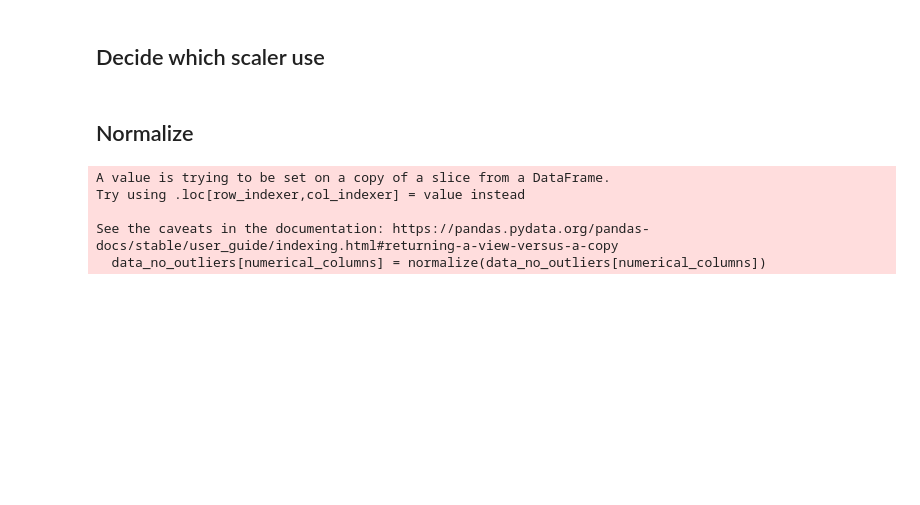
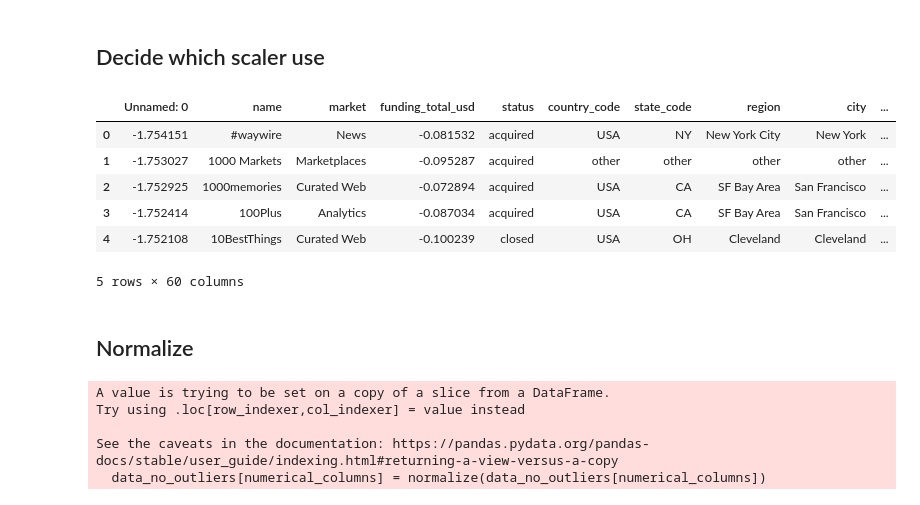
Before and after one commit to lorenzopanero/startup-prediction, a Jupyter notebook: notebook/one_hot_encoding.ipynb, the cells around one changed output. Saved outputs shown, nothing was run; the diff lists cells and outputs as text; code cells hidden in the pictures; blank space fills up the shorter version.

```diff
--- a/notebook/one_hot_encoding.ipynb
+++ b/notebook/one_hot_encoding.ipynb
@@ -180,14 +180,25 @@ Shape of dataset after removing outliers: (32338, 60)
 # %%
 from sklearn.preprocessing import StandardScaler
 
 # Initialize the scaler
 scaler = StandardScaler()
 
-# Standardize the numerical columns
-data_no_outliers[numerical_columns] = scaler.fit_transform(data_no_outliers[numerical_columns])
+# Create a copy before transforming, so the original data remains unchanged
+data_no_outliers_standardized = data_no_outliers.copy()
+
+# Standardize the numerical columns on the copied dataframe
+data_no_outliers_standardized[numerical_columns] = scaler.fit_transform(data_no_outliers_standardized[numerical_columns])
 
 # Display the first few rows of the standardized data
-data_no_outliers.head()
+data_no_outliers_standardized.head()
+# %% [output]
+|  | Unnamed: 0 | name | market | funding_total_usd | status | country_code | state_code | region | city | ... |
+| 0 | -1.754151 | #waywire | News | -0.081532 | acquired | USA | NY | New York City | New York | ... |
+| 1 | -1.753027 | 1000 Markets | Marketplaces | -0.095287 | acquired | other | other | other | other | ... |
+| 2 | -1.752925 | 1000memories | Curated Web | -0.072894 | acquired | USA | CA | SF Bay Area | San Francisco | ... |
+| 3 | -1.752414 | 100Plus | Analytics | -0.087034 | acquired | USA | CA | SF Bay Area | San Francisco | ... |
+| 4 | -1.752108 | 10BestThings | Curated Web | -0.100239 | closed | USA | OH | Cleveland | Cleveland | ... |
+5 rows × 60 columns
 # %%
 # Uncomment to Standardize between 0 and 1, but comment the StandardScaler cell
 
```
Also changed, not shown: parts of 15 cells of this notebook, 2 other files.
